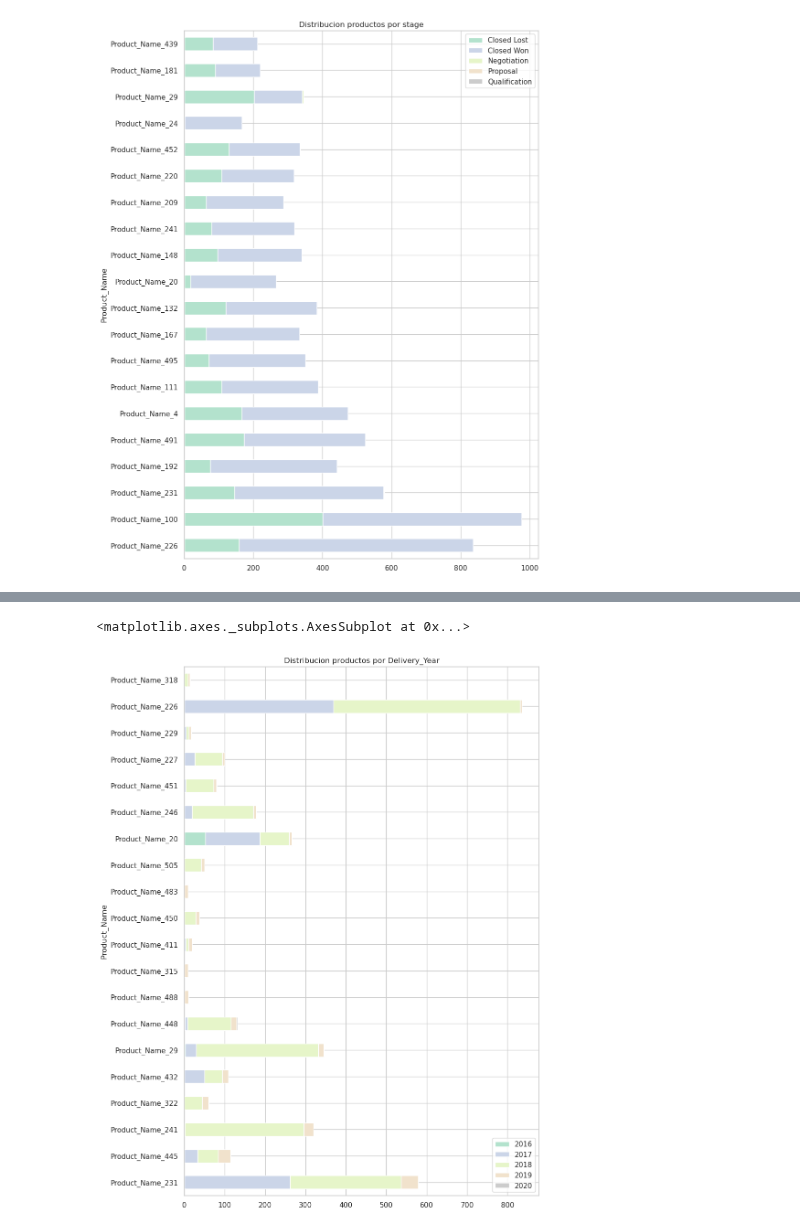
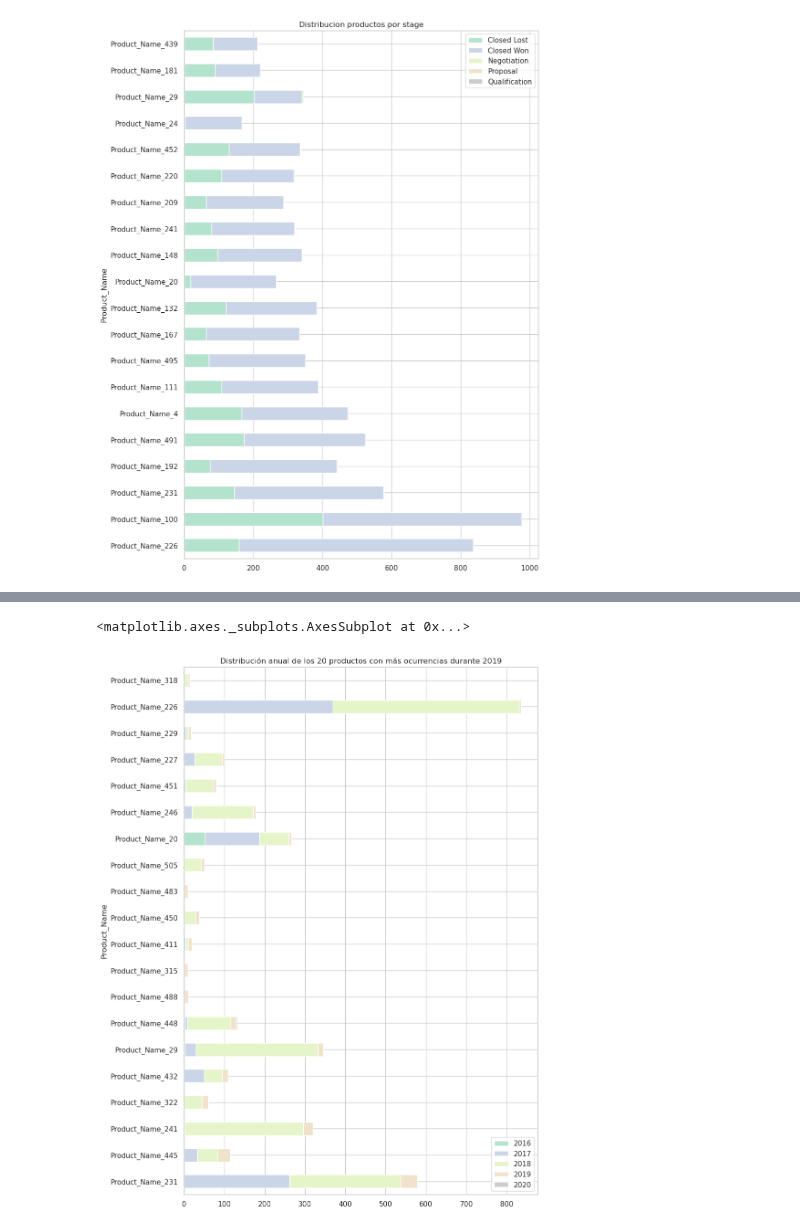
Before and after one commit to germanbc/Organizacion-de-Datos-2c2020-TP1, a Jupyter notebook: TP1 - Daiana v2.ipynb, the cells around one changed output, grey strips where cells are left out. Cells and saved outputs as stored; diff of their text form; code cells hidden in the pictures.

```diff
--- a/TP1 - Daiana v2.ipynb
+++ b/TP1 - Daiana v2.ipynb
@@ -136,5 +142,5 @@ productosYear.head(10)
 # %%
-productosYear.plot.barh(stacked = True, colormap='Pastel2', title='Distribucion productos por Delivery_Year',figsize =(10,15))
+productosYear.plot.barh(stacked = True, colormap='Pastel2', title='Distribución anual de los 20 productos con más ocurrencias durante 2019',figsize =(10,15))
 # %% [output]
 <matplotlib.axes._subplots.AxesSubplot at 0x...>
-[figure, old version]
+[figure, new version]
```
Also changed, not shown: parts of 1 cell of this notebook.
